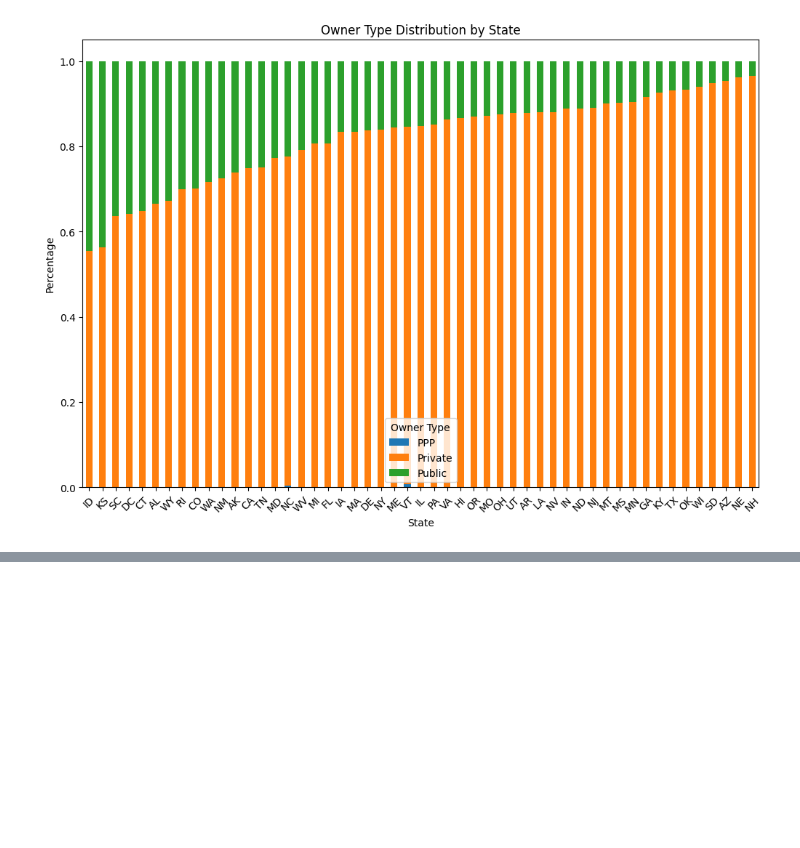
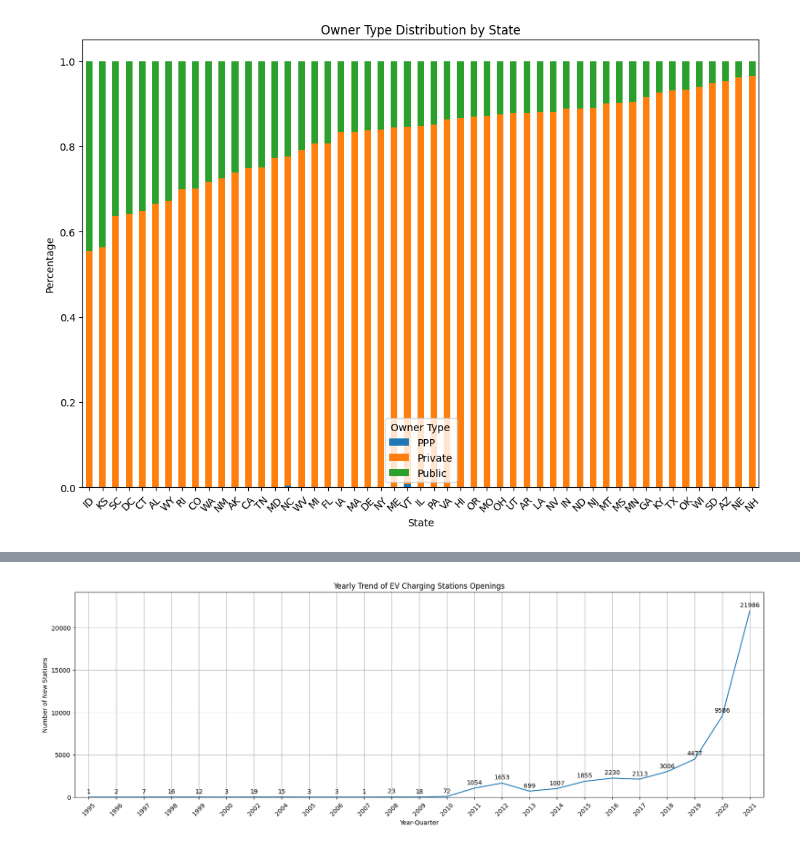
Before and after one commit to onetrue-6657/dataio2025, a Jupyter notebook: ev_stations.ipynb, the cells around one changed output, grey strips where cells are left out. Cells and saved outputs as stored; diff of their text form; code cells hidden in the pictures; blank space fills up the shorter version.

```diff
--- a/ev_stations.ipynb
+++ b/ev_stations.ipynb
@@ -251,0 +283,26 @@ plt.show()
+# %%
+# Open Data Trend Yearly
+
+open_date_data = df[['Open Date']]
+open_date_data = open_date_data.dropna(subset=['Open Date'])
+open_date_data["Open Date"] = pd.to_datetime(df["Open Date"])
+open_date_data = open_date_data[open_date_data["Open Date"] < "2022-01-01"]
+
+open_date_data["Year"] = open_date_data["Open Date"].dt.to_period("Y")
+year_counts = open_date_data["Year"].value_counts().sort_index()
+
+plt.figure(figsize=(20, 6))
+plt.xlim(-0.5, len(year_counts) - 0.5)
+plt.ylim(0, max(year_counts.values) * 1.1)
+plt.plot(year_counts.index.astype(str), year_counts.values, marker="", linestyle="-")
+for i, value in enumerate(year_counts.values):
+    plt.text(i, value + max(year_counts.values) * 0.02, str(value), ha="center", fontsize=10, color="black")
+plt.xlabel("Year-Quarter")
+plt.ylabel("Number of New Stations")
+plt.title("Yearly Trend of EV Charging Stations Openings")
+plt.xticks(rotation=45)
+plt.grid(True)
+
+plt.show()
+# %% [output]
+[figure, added]
```
Also changed, not shown: parts of 4 cells of this notebook, 9 other files.
